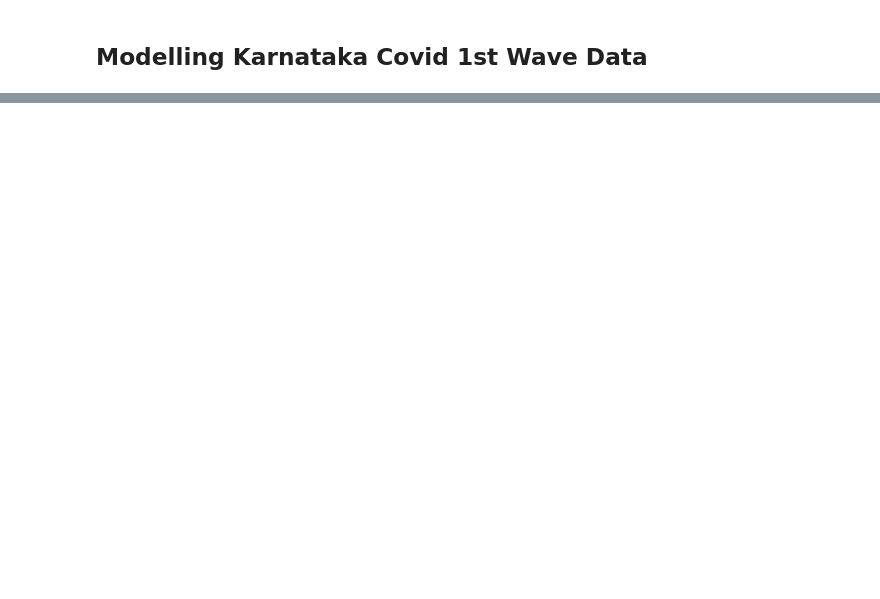
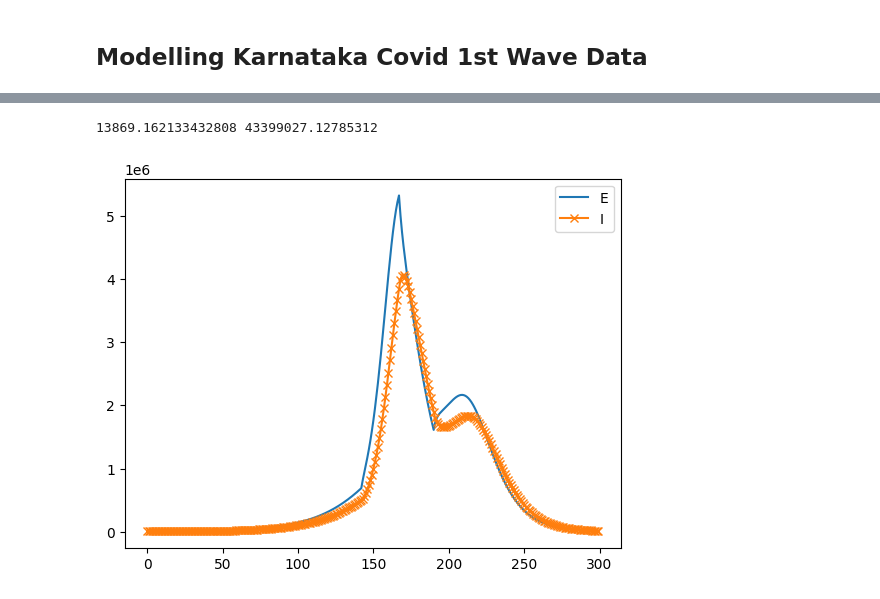
Before and after one commit to HimanshuSingh-all/Patch-Based-Simulator, a Jupyter notebook: seirv.ipynb, the cells around one changed output, grey strips where cells are left out. Drawn from its saved outputs; the diff is of its cells as text; code cells hidden in the pictures; blank space fills up the shorter version.

```diff
--- a/seirv.ipynb
+++ b/seirv.ipynb
@@ -140,0 +236,12 @@ for i in range(len(districts)):
+# %%
+a = betas_patch_dataframe['Unit'].unique()[8:]
+a = sorted(a)
+b = sorted(b)
+for i in range(len(a)):
+    # print(i, a[i], b[i])
+    betas_patch_dataframe.loc[betas_patch_dataframe["Unit"] == a[i], "Unit"] = b[i]
+    # print(betas_patch_dataframe.loc[i+8]["Unit"], i)
+# %%
+betas_patch_dataframe = betas_patch_dataframe.iloc[8:]
+# %%
+betas_patch_dataframe =betas_patch_dataframe.rename(columns={'Unit':'district'})
@@ -140,0 +252,6 @@ for i in range(len(districts)):
+# %%
+combined_data = population_district_2011.merge(betas_patch_dataframe, how='inner', on = 'district')
+cmbsort = sorted(combined_data['district'].unique())
+# for i in range(len(cmbsort)):
+#     print(a[i], cmbsort[i])
+len(combined_data['district'].unique())
@@ -140,0 +359,15 @@ for i in range(len(districts)):
+# %%
+states = np.array(states)
+assert states.shape == (T, numpatches, 5)
+total_ka = states.sum(axis = 1)
+# plt.plot(total_ka[:,0])
+# plt.plot(total_ka[:,0], label = 'S')
+plt.plot(total_ka[:,1], label = 'E')
+plt.plot(total_ka[:,2], label = 'I', marker = 'x', markevery = 1)
+# plt.plot(total_ka[:,3], label = 'R')
+# plt.plot(total_ka[:,4], label = 'V')
+plt.legend()
+print(total_ka[-1,2],total_ka[-1,3],)
+# %% [output]
+13869.162133432808 43399027.12785312
+[figure, added]
```
Also changed, not shown: parts of 24 cells of this notebook, 7 other files.
